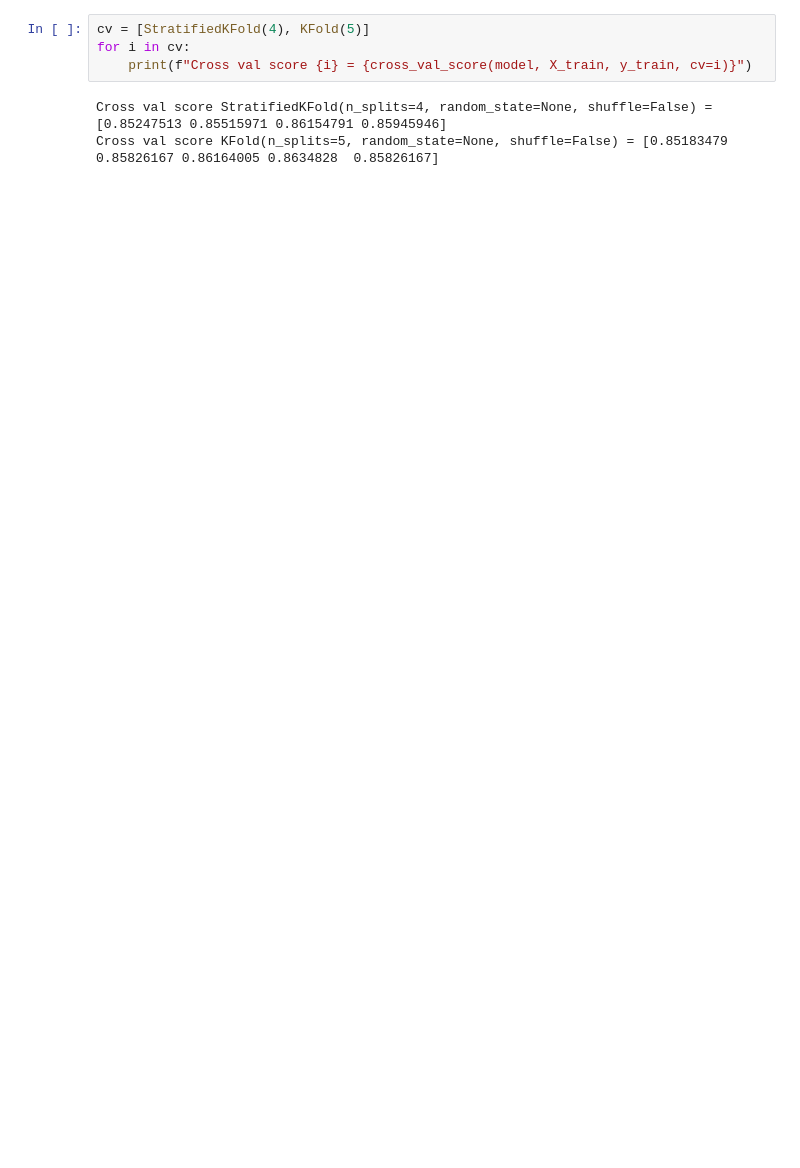
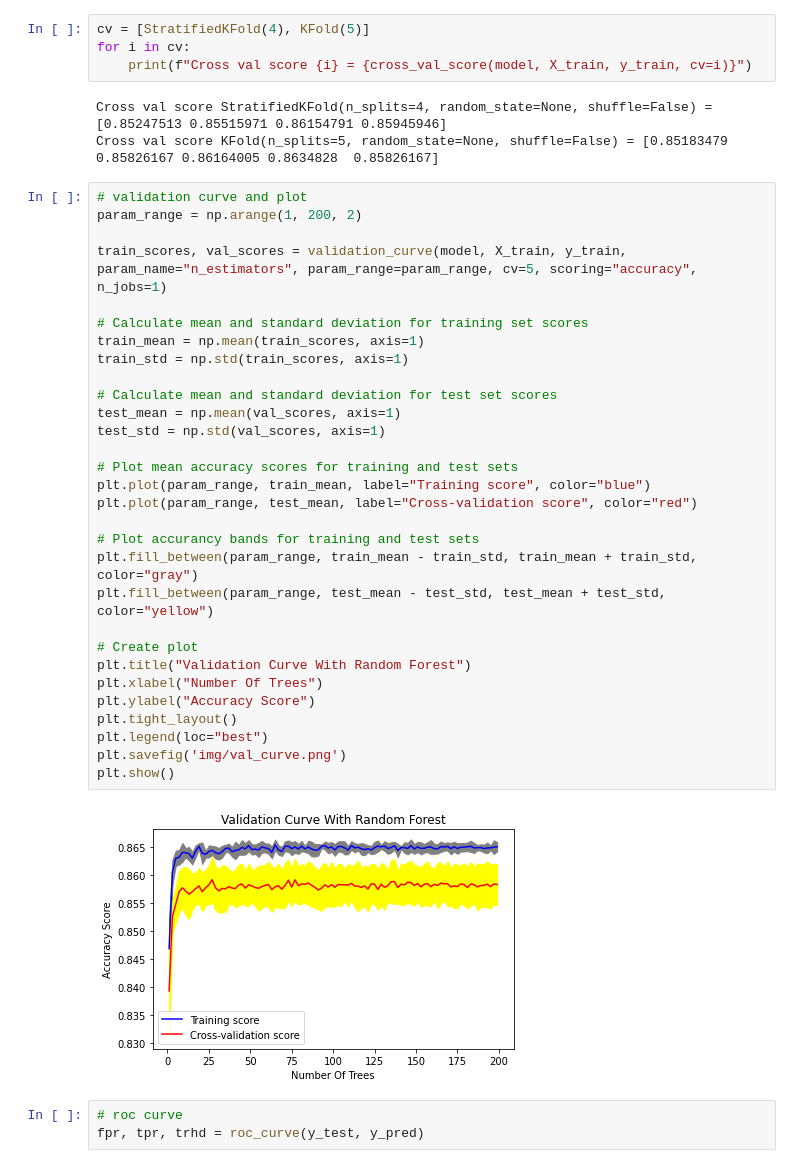
Before and after one commit to hajrashidimad/US_come, a Jupyter notebook: main.ipynb, the cells around one changed output. Cells and saved outputs as stored; diff of their text form; blank space fills up the shorter version.

```diff
--- a/main.ipynb
+++ b/main.ipynb
@@ -190,3 +195,38 @@ for i in cv:
 # %% [output]
 Cross val score StratifiedKFold(n_splits=4, random_state=None, shuffle=False) = [0.85247513 0.85515971 0.86154791 0.85945946]
 Cross val score KFold(n_splits=5, random_state=None, shuffle=False) = [0.85183479 0.85826167 0.86164005 0.8634828  0.85826167]
+# %%
+# validation curve and plot
+param_range = np.arange(1, 200, 2)
+
+train_scores, val_scores = validation_curve(model, X_train, y_train, param_name="n_estimators", param_range=param_range, cv=5, scoring="accuracy", n_jobs=1)
+
+# Calculate mean and standard deviation for training set scores
+train_mean = np.mean(train_scores, axis=1)
+train_std = np.std(train_scores, axis=1)
+
+# Calculate mean and standard deviation for test set scores
+test_mean = np.mean(val_scores, axis=1)
+test_std = np.std(val_scores, axis=1)
+
+# Plot mean accuracy scores for training and test sets
+plt.plot(param_range, train_mean, label="Training score", color="blue")
+plt.plot(param_range, test_mean, label="Cross-validation score", color="red")
+
+# Plot accurancy bands for training and test sets
+plt.fill_between(param_range, train_mean - train_std, train_mean + train_std, color="gray")
+plt.fill_between(param_range, test_mean - test_std, test_mean + test_std, color="yellow")
+
+# Create plot
+plt.title("Validation Curve With Random Forest")
+plt.xlabel("Number Of Trees")
+plt.ylabel("Accuracy Score")
+plt.tight_layout()
+plt.legend(loc="best")
+plt.savefig('img/val_curve.png')
+plt.show()
+# %% [output]
+[figure, added]
+# %%
+# roc curve
+fpr, tpr, trhd = roc_curve(y_test, y_pred)
```
Also changed, not shown: parts of 7 cells of this notebook, 3 other files.
